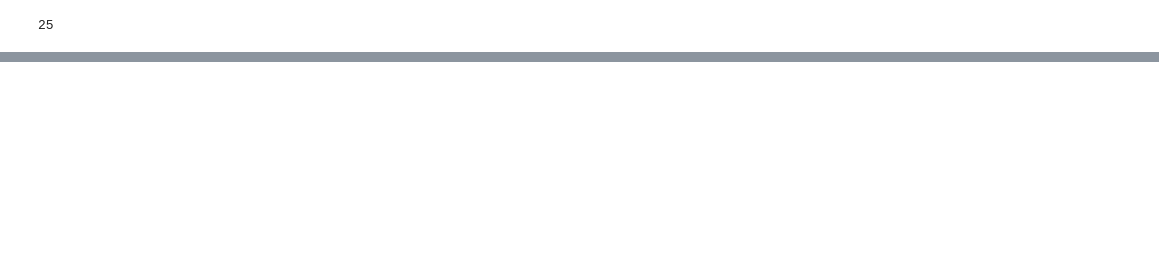
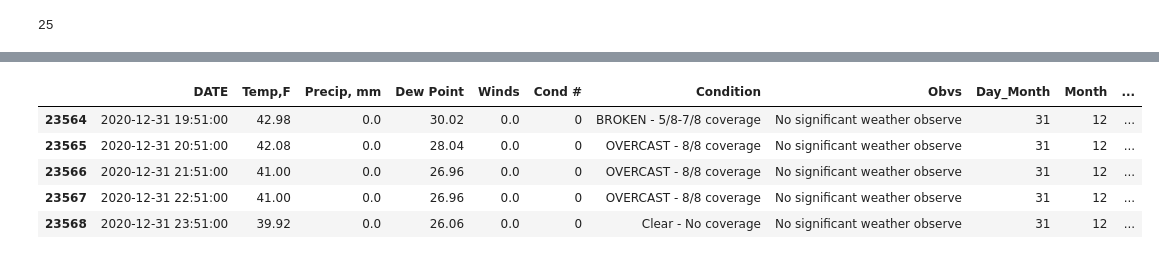
Before and after one commit to leckieje/fair_weather_cyclists, a Jupyter notebook: bike_weather_20.ipynb, the cells around one changed output, grey strips where cells are left out. Drawn from its saved outputs; the diff is of its cells as text; code cells hidden in the pictures; blank space fills up the shorter version.

```diff
--- a/bike_weather_20.ipynb
+++ b/bike_weather_20.ipynb
@@ -255,12 +268,12 @@ conds = ['0 = No significant weather observe',
  '3 = Clouds generally forming or developing during the past hour',
  '4 = Haze, smoke, or dust in suspension in the air, visibility equal to or greater than 1km',
  '5 = Smoke',
-'7 = Dust or sand raised by wind at or near the station',
+ '7 = Dust or sand raised by wind at or near the station',
  '10 = Mist',
  '11 = Diamond dust',
  '12 = Distant lightning',
  '18 = Squalls',
-'20 = Fog',
+ '20 = Fog',
  '21 = Precipitation',
  '22 = Drizzle (not freezing) or snow grains',
  '23 = Rain (not freezing)',
@@ -326,8 +339,8 @@ conds = ['0 = No significant weather observe',
  '92 = Thunderstorm, slight or moderate, with rain showers and/or snow showers',
  '93 = Thunderstorm, slight or moderate, with hail',
  '94 = Thunderstorm, heavy, with no precipitation',
- '95 = Thunderstorm, heavy, with rain showers and/or snow'
- '96 = Thunderstorm, heavy, with hail,'
+ '95 = Thunderstorm, heavy, with rain showers and/or snow',
+ '96 = Thunderstorm, heavy, with hail',
  '99 = Tornado']
 
 conditions_dict = {}
@@ -495,3 +513,12 @@ weather_clean[weather_clean['Temp,F'] >= 110]
 | 21538 | 2020-10-27 22:51:00 | 1831.82 | 0.0 | 1831.82 | 0.0000 | 0 | Clear - No coverage | No significant weather observe | 27 | 10 | ... |
 | 21800 | 2020-11-04 02:51:00 | 1831.82 | 0.0 | 1831.82 | 0.0000 | 0 | Clear - No coverage | No significant weather observe | 4 | 11 | ... |
 | 22122 | 2020-11-13 18:51:00 | 1831.82 | 0.3 | 1831.82 | 0.0000 | 0 | Clear - No coverage | No significant weather observe | 13 | 11 | ... |
+# %%
+# To address the extreme values: Since data is hourly and no extremes are consecutive,
+# will average the values in the prior and following hour as an extimation of the actual value during the hour
+# This was done over dropping 25 entries from a 8700+ point dataset because of the effect it may have on the
+# larger bike dataset and the thousands of rides that would have been lost in these hours.
+
+'''PAUSE ON THIS TO FIRST MERGE BIKE AND WEATHER DATA. DO LATER MANUALLY'''
+
+weather_copy = weather_clean.copy()
@@ -497,0 +550,17 @@ weather_clean[weather_clean['Temp,F'] >= 110]
+# %%
+# 17162 and 17163 = additional dew points
+
+
+# Trying to merge dataframes
+
+bike_trips['starttime']
+weather_copy['DATE']
+
+weather_copy.tail()
+# %% [output]
+|  | DATE | Temp,F | Precip, mm | Dew Point | Winds | Cond # | Condition | Obvs | Day_Month | Month | ... |
+| 23564 | 2020-12-31 19:51:00 | 42.98 | 0.0 | 30.02 | 0.0 | 0 | BROKEN - 5/8-7/8 coverage | No significant weather observe | 31 | 12 | ... |
+| 23565 | 2020-12-31 20:51:00 | 42.08 | 0.0 | 28.04 | 0.0 | 0 | OVERCAST - 8/8 coverage | No significant weather observe | 31 | 12 | ... |
+| 23566 | 2020-12-31 21:51:00 | 41.00 | 0.0 | 26.96 | 0.0 | 0 | OVERCAST - 8/8 coverage | No significant weather observe | 31 | 12 | ... |
+| 23567 | 2020-12-31 22:51:00 | 41.00 | 0.0 | 26.96 | 0.0 | 0 | OVERCAST - 8/8 coverage | No significant weather observe | 31 | 12 | ... |
+| 23568 | 2020-12-31 23:51:00 | 39.92 | 0.0 | 26.06 | 0.0 | 0 | Clear - No coverage | No significant weather observe | 31 | 12 | ... |
```
Also changed, not shown: parts of 17 cells of this notebook.
